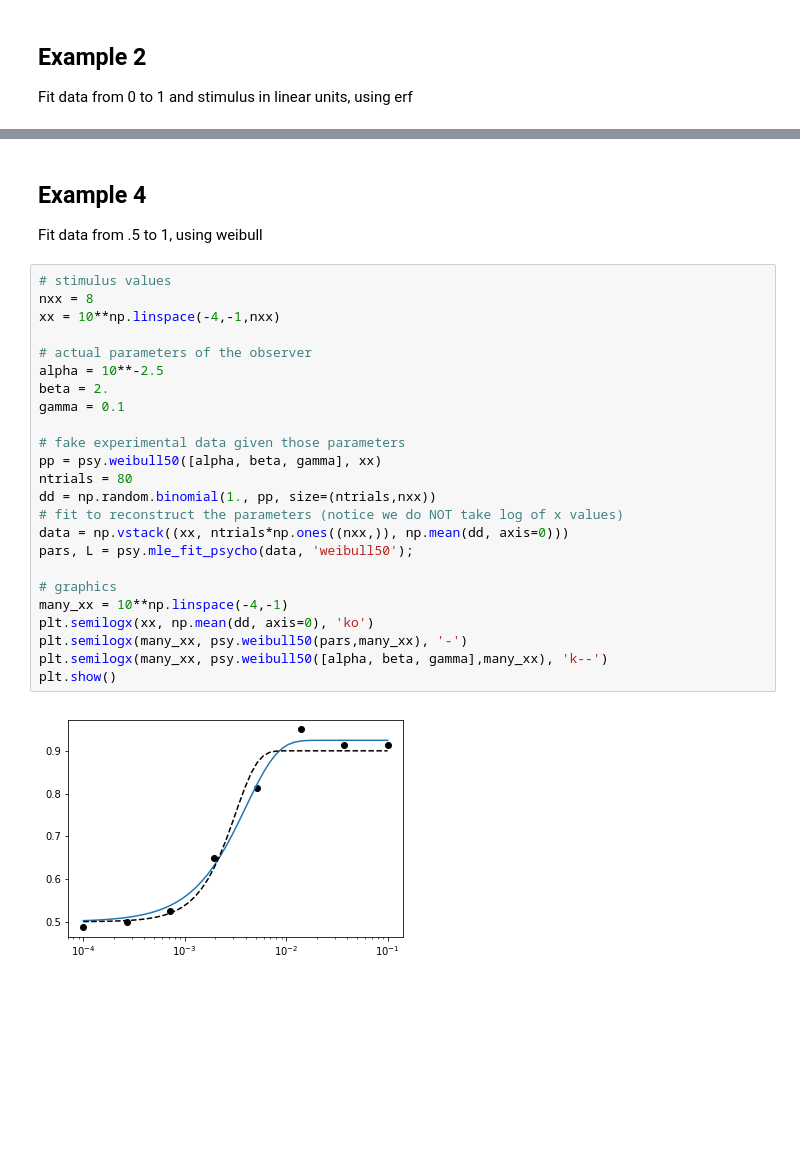
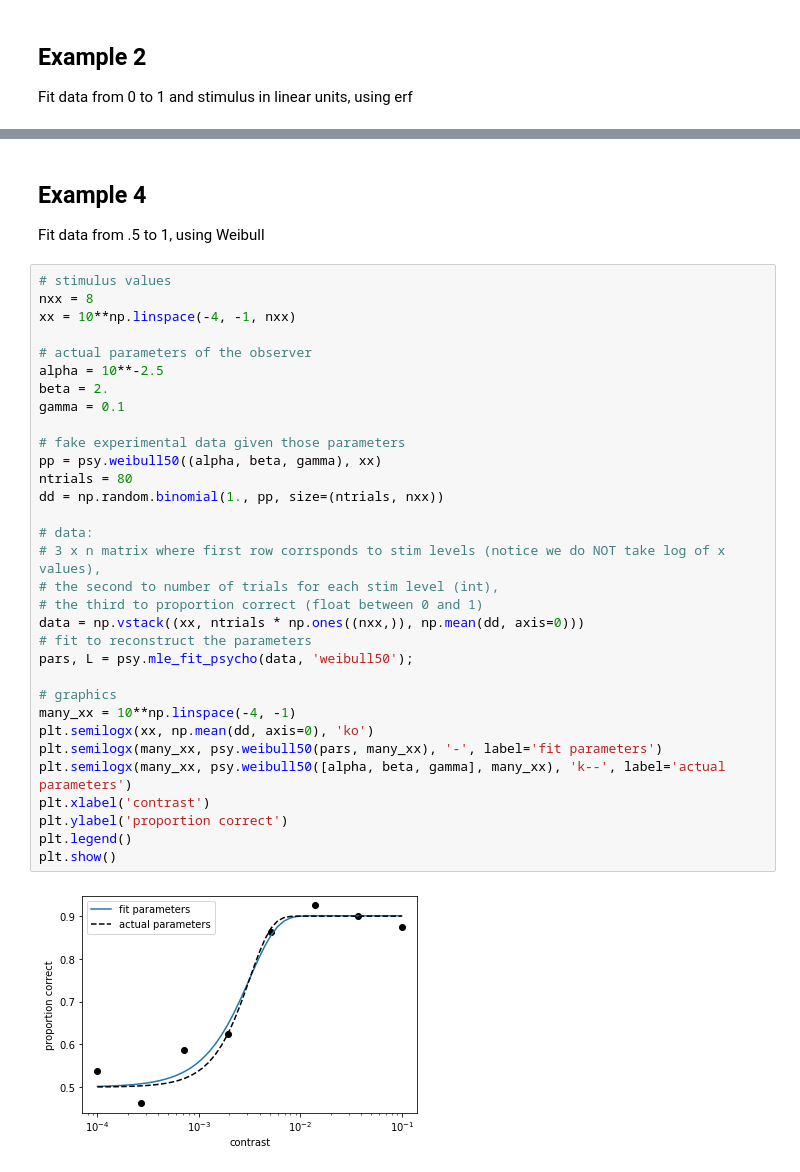
Before and after one commit to cortex-lab/psychofit, a Jupyter notebook: Examples.ipynb, the cells around one changed output, grey strips where cells are left out. Saved outputs shown, nothing was run; the diff lists cells and outputs as text; blank space fills up the shorter version.

```diff
--- a/Examples.ipynb
+++ b/Examples.ipynb
@@ -128,29 +154,37 @@ plt.show()
 # %% [markdown]
 ## Example 4
-Fit data from .5 to 1, using weibull
+Fit data from .5 to 1, using Weibull
 # %%
 # stimulus values
 nxx = 8
-xx = 10**np.linspace(-4,-1,nxx)
+xx = 10**np.linspace(-4, -1, nxx)
 
 # actual parameters of the observer
 alpha = 10**-2.5
 beta = 2.
 gamma = 0.1
 
 # fake experimental data given those parameters
-pp = psy.weibull50([alpha, beta, gamma], xx)
+pp = psy.weibull50((alpha, beta, gamma), xx)
 ntrials = 80
-dd = np.random.binomial(1., pp, size=(ntrials,nxx))
-# fit to reconstruct the parameters (notice we do NOT take log of x values)
-data = np.vstack((xx, ntrials*np.ones((nxx,)), np.mean(dd, axis=0)))
+dd = np.random.binomial(1., pp, size=(ntrials, nxx))
+
+# data:
+# 3 x n matrix where first row corrsponds to stim levels (notice we do NOT take log of x values),
+# the second to number of trials for each stim level (int),
+# the third to proportion correct (float between 0 and 1)
+data = np.vstack((xx, ntrials * np.ones((nxx,)), np.mean(dd, axis=0)))
+# fit to reconstruct the parameters
 pars, L = psy.mle_fit_psycho(data, 'weibull50');
 
 # graphics
-many_xx = 10**np.linspace(-4,-1)
+many_xx = 10**np.linspace(-4, -1)
 plt.semilogx(xx, np.mean(dd, axis=0), 'ko')
-plt.semilogx(many_xx, psy.weibull50(pars,many_xx), '-')
-plt.semilogx(many_xx, psy.weibull50([alpha, beta, gamma],many_xx), 'k--')
+plt.semilogx(many_xx, psy.weibull50(pars, many_xx), '-', label='fit parameters')
+plt.semilogx(many_xx, psy.weibull50([alpha, beta, gamma], many_xx), 'k--', label='actual parameters')
+plt.xlabel('contrast')
+plt.ylabel('proportion correct')
+plt.legend()
 plt.show()
 # %% [output]
-[figure, old version]
+[figure, new version]
```
Also changed, not shown: parts of 5 cells of this notebook, 2 other files.
